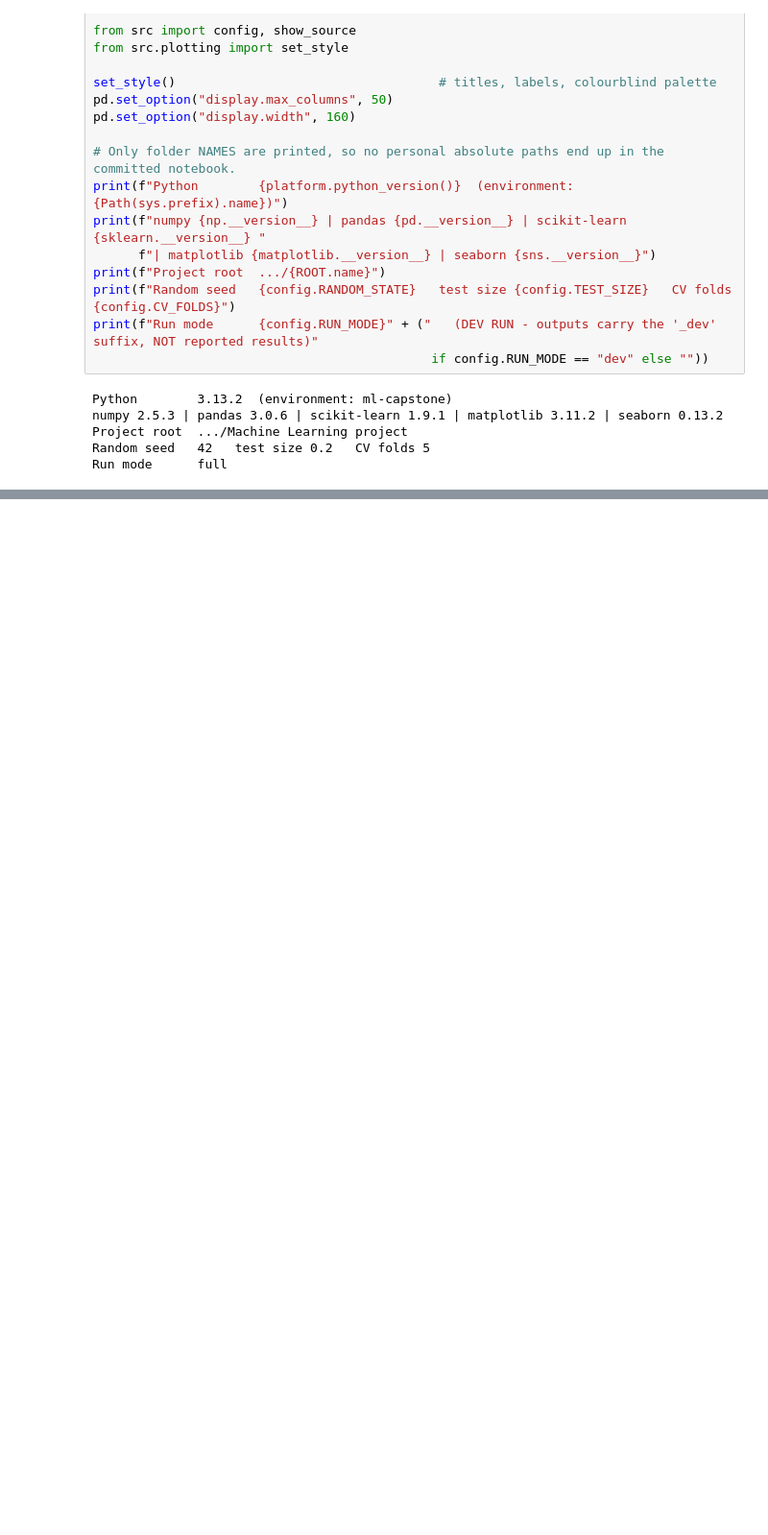
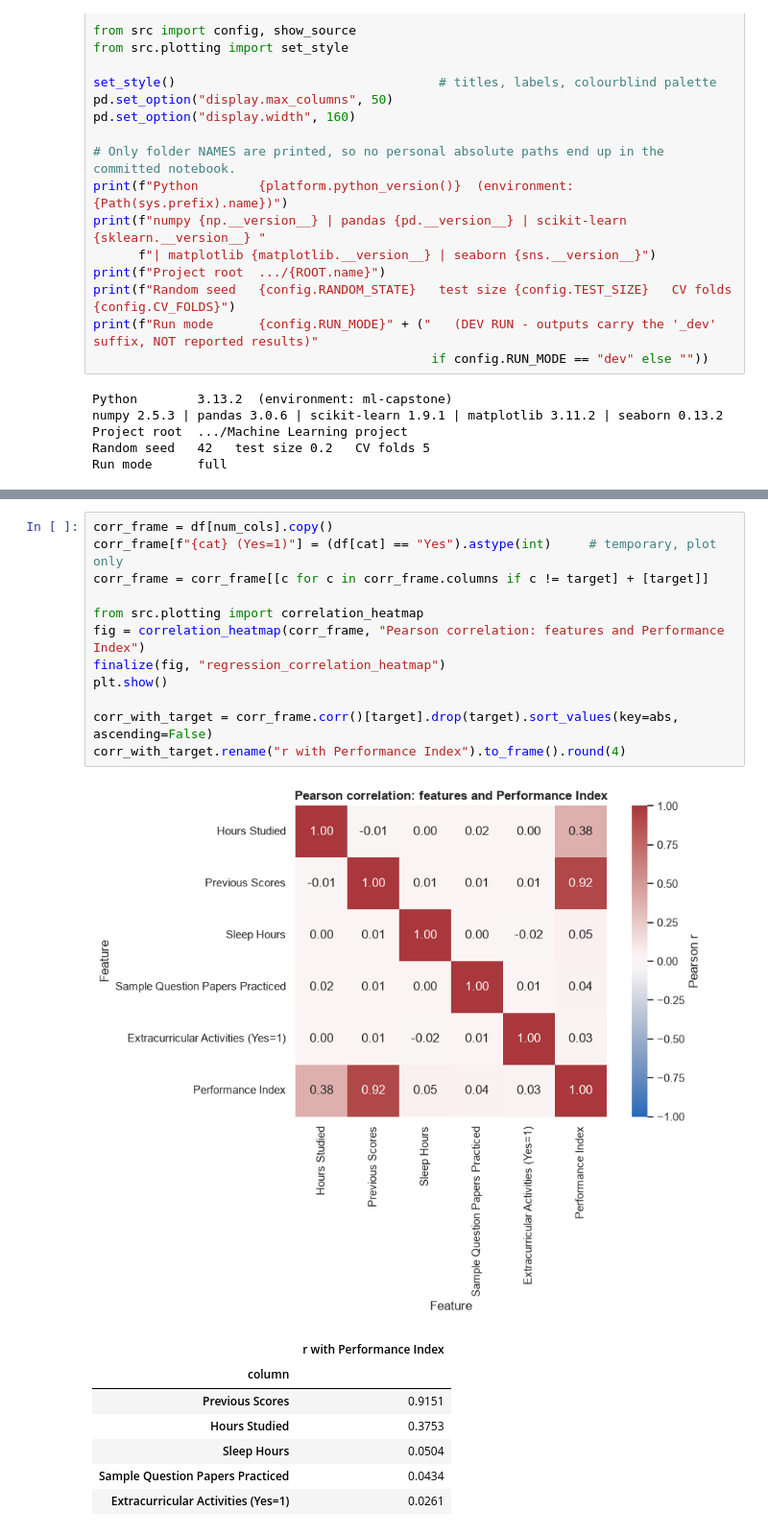
Before and after one commit to gideonthegrafted/ML-Capstone-project, a Jupyter notebook: notebooks/regression.ipynb, the cells around one changed output, grey strips where cells are left out. Shown at 96% size. Drawn from its saved outputs; the diff is of its cells as text; blank space fills up the shorter version.

```diff
--- a/notebooks/regression.ipynb
+++ b/notebooks/regression.ipynb
@@ -389,0 +651,21 @@ observations, the feature-engineering justification, the model-selection reasoni
+# %%
+corr_frame = df[num_cols].copy()
+corr_frame[f"{cat} (Yes=1)"] = (df[cat] == "Yes").astype(int)     # temporary, plot only
+corr_frame = corr_frame[[c for c in corr_frame.columns if c != target] + [target]]
+
+from src.plotting import correlation_heatmap
+fig = correlation_heatmap(corr_frame, "Pearson correlation: features and Performance Index")
+finalize(fig, "regression_correlation_heatmap")
+plt.show()
+
+corr_with_target = corr_frame.corr()[target].drop(target).sort_values(key=abs, ascending=False)
+corr_with_target.rename("r with Performance Index").to_frame().round(4)
+# %% [output]
+[figure, added]
+|  | r with Performance Index |
+| column |  |
+| Previous Scores | 0.9151 |
+| Hours Studied | 0.3753 |
+| Sleep Hours | 0.0504 |
+| Sample Question Papers Practiced | 0.0434 |
+| Extracurricular Activities (Yes=1) | 0.0261 |
```
Also changed, not shown: parts of 238 cells of this notebook.
